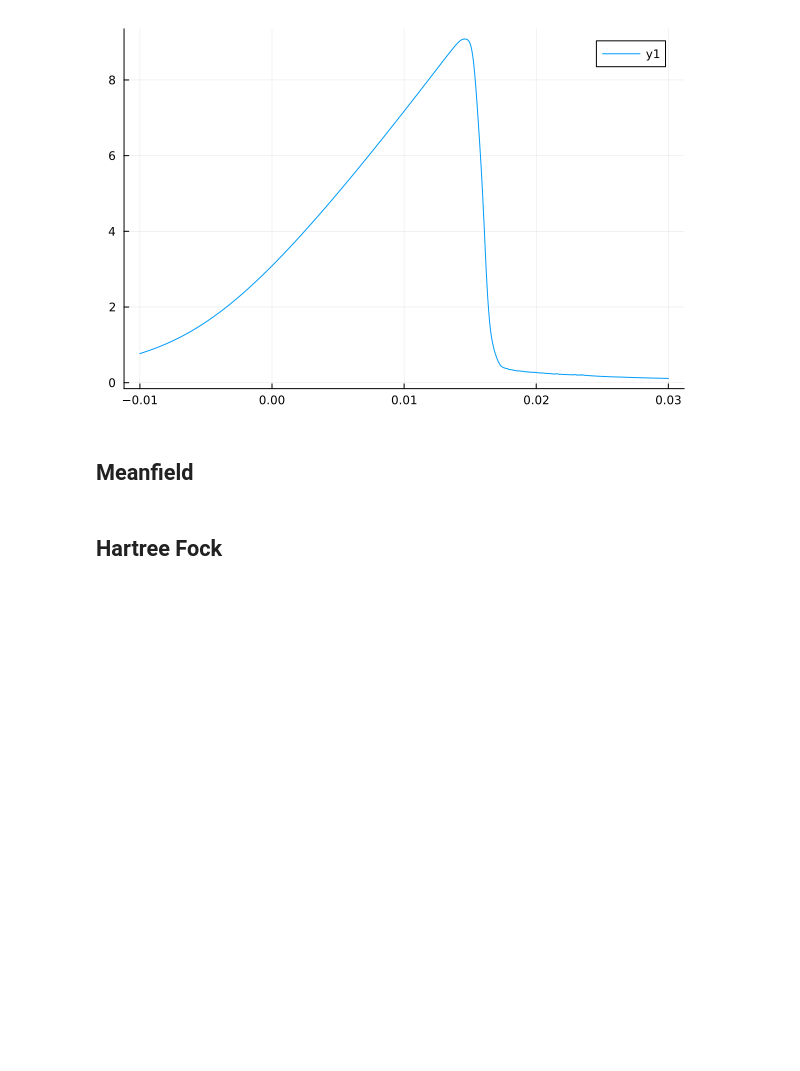
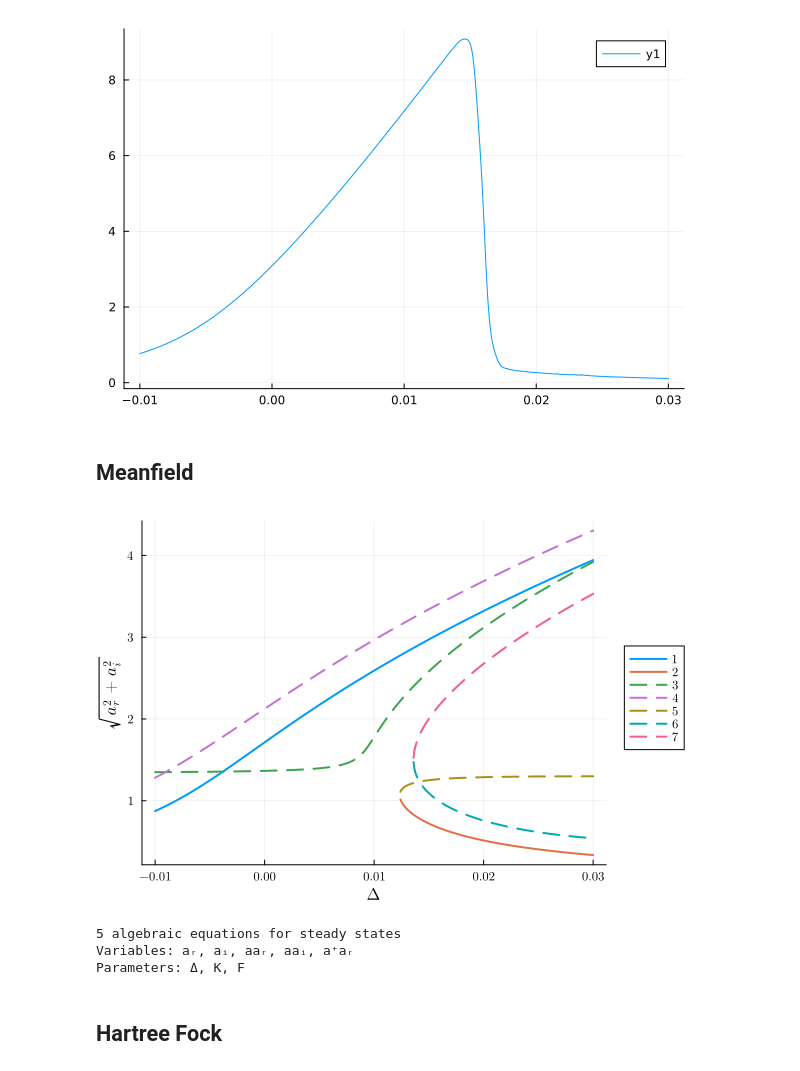
Before and after one commit to oameye/SelfConsistentHartreeFock, a Jupyter notebook: examples/example.ipynb, the cells around one changed output. Saved outputs shown, nothing was run; the diff lists cells and outputs as text; code cells hidden in the pictures; blank space fills up the shorter version.

```diff
--- a/examples/example.ipynb
+++ b/examples/example.ipynb
@@ -51,23 +51,33 @@ plot(Δsweep, n_q)
 # %% [markdown]
 ## Meanfield
 # %%
-# using QuantumCumulants, HarmonicBalance, Plots
+using QuantumCumulants, HarmonicBalance, Plots
 
-# h = FockSpace(:cavity)
-# @qnumbers a::Destroy(h)
-# @variables Δ::Real K::Real F::Real
-# param = [Δ, K, F]
+h = FockSpace(:cavity)
+@qnumbers a::Destroy(h)
+@variables Δ::Real K::Real F::Real
+param = [Δ, K, F]
 
-# H_RWA = -Δ * a' * a + K * (a'^2 * a^2) + F * (a' + a)
-# ops = [a, a']
+H_RWA = -Δ * a' * a + K * (a'^2 * a^2) + F * (a' + a)
+ops = [a, a']
 
-# eqs = complete(meanfield(ops, H_RWA, [a]; rates=[0], order=1))
+eqs = complete(meanfield(ops, H_RWA, [a]; rates=[0.001], order=2))
 
-# fixed = (K => Kval, F => Fval)
-# varied = (Δ => Δsweep)
-# problem = HarmonicSteadyState.HomotopyContinuationProblem(eqs, param, varied, fixed)
+fixed = (K => Kval, F => Fval)
+varied = (Δ => Δsweep)
+problem = HarmonicSteadyState.HomotopyContinuationProblem(eqs, param, varied, fixed)
 
-# result = get_steady_states(problem, WarmUp())
+result = get_steady_states(problem, TotalDegree())
 
-# branches = get_branches(result, "sqrt(aᵣ^2 + aᵢ^2)", class="stable")
-# n_hb = branches[1]
+branches = get_branches(result, "sqrt(aᵣ^2 + aᵢ^2)", class="stable")
+
+
+plot(result, y="sqrt(aᵣ^2 + aᵢ^2)")
+# %% [output]
+[figure, added]
+# %%
+problem
+# %% [output]
+5 algebraic equations for steady states
+Variables: aᵣ, aᵢ, aaᵣ, aaᵢ, a⁺aᵣ
+Parameters: Δ, K, F
```
Also changed, not shown: parts of 5 cells of this notebook.
